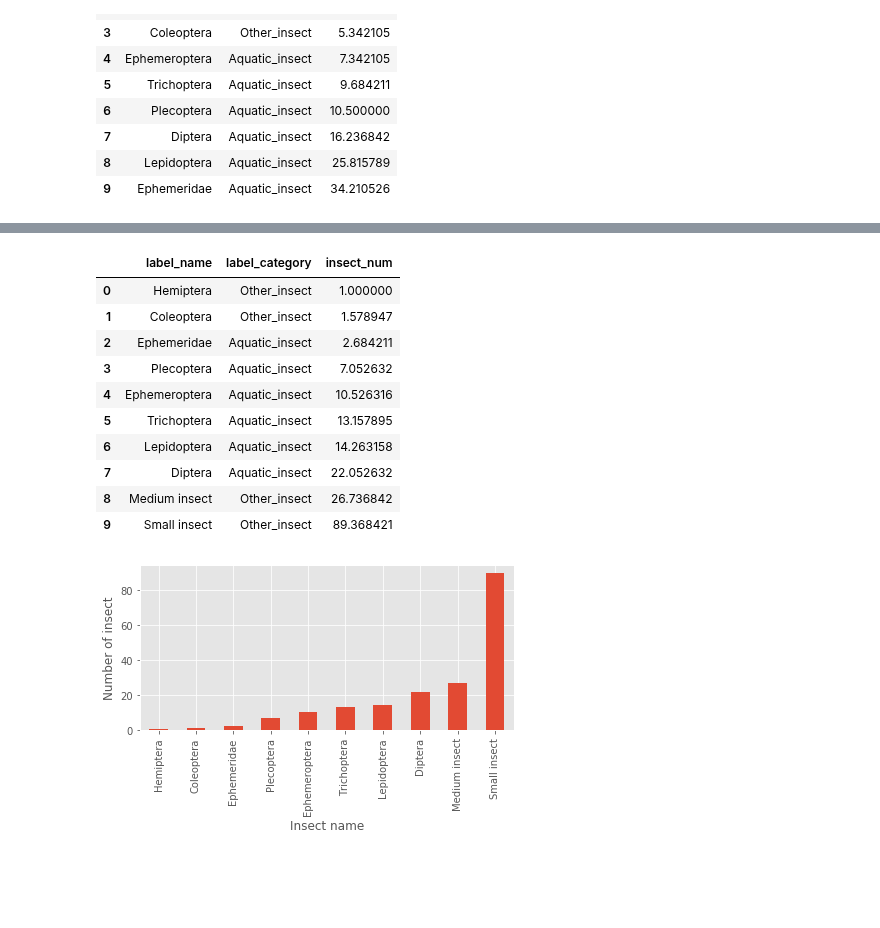
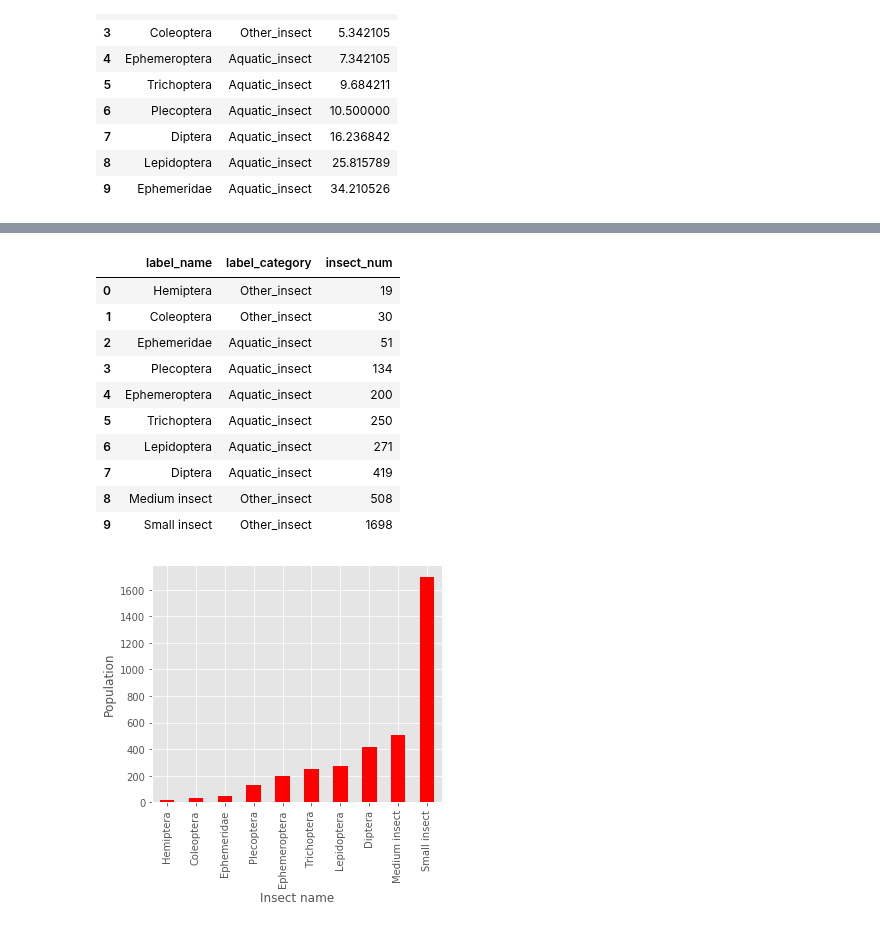
Before and after one commit to keiiti975/Insect_Phenology_Detector, a Jupyter notebook: result/classification/visualize_annotation/visualize_annotation.ipynb, the cells around one changed output, grey strips where cells are left out. Drawn from its saved outputs; the diff is of its cells as text; code cells hidden in the pictures; blank space fills up the shorter version.

```diff
--- a/result/classification/visualize_annotation/visualize_annotation.ipynb
+++ b/result/classification/visualize_annotation/visualize_annotation.ipynb
@@ -118,9 +118,10 @@ size_df
 | 8 | Lepidoptera | Aquatic_insect | 25.815789 |
 | 9 | Ephemeridae | Aquatic_insect | 34.210526 |
 # %%
-size_df.plot(kind="bar", x="label_name", y="insect_size", legend=False)
+plt.rcParams['figure.figsize'] = (5,5)
+size_df.plot(kind="bar", x="label_name", y="insect_size", legend=False, color="red")
 plt.xlabel("Insect name")
 plt.ylabel("Average size")
 plt.tight_layout()
-plt.savefig("/Users/user/Desktop/average_size.png")
+plt.savefig("/home/tanida/デスクトップ/git/Insect_Phenology_Detector/result/classification/visualize_annotation/average_size.png")
 # %% [output]
@@ -130,29 +131,28 @@ num_sorted_idx = np.argsort(insect_num, axis=0)
 num_sorted_insect_num = insect_num[num_sorted_idx]
 num_sorted_label_name = label_name[num_sorted_idx]
 num_sorted_label_category = label_category[num_sorted_idx]
-# %%
-num_sorted_insect_num = num_sorted_insect_num / num_sorted_insect_num[0]
 # %%
 num_df = pd.DataFrame({"label_name": num_sorted_label_name, "label_category": num_sorted_label_category, "insect_num": num_sorted_insect_num})
 # %%
 num_df
 # %% [output]
 |  | label_name | label_category | insect_num |
-| 0 | Hemiptera | Other_insect | 1.000000 |
-| 1 | Coleoptera | Other_insect | 1.578947 |
-| 2 | Ephemeridae | Aquatic_insect | 2.684211 |
-| 3 | Plecoptera | Aquatic_insect | 7.052632 |
-| 4 | Ephemeroptera | Aquatic_insect | 10.526316 |
-| 5 | Trichoptera | Aquatic_insect | 13.157895 |
-| 6 | Lepidoptera | Aquatic_insect | 14.263158 |
-| 7 | Diptera | Aquatic_insect | 22.052632 |
-| 8 | Medium insect | Other_insect | 26.736842 |
-| 9 | Small insect | Other_insect | 89.368421 |
+| 0 | Hemiptera | Other_insect | 19 |
+| 1 | Coleoptera | Other_insect | 30 |
+| 2 | Ephemeridae | Aquatic_insect | 51 |
+| 3 | Plecoptera | Aquatic_insect | 134 |
+| 4 | Ephemeroptera | Aquatic_insect | 200 |
+| 5 | Trichoptera | Aquatic_insect | 250 |
+| 6 | Lepidoptera | Aquatic_insect | 271 |
+| 7 | Diptera | Aquatic_insect | 419 |
+| 8 | Medium insect | Other_insect | 508 |
+| 9 | Small insect | Other_insect | 1698 |
 # %%
-num_df.plot(kind="bar", x="label_name", y="insect_num", legend=False)
+plt.rcParams['figure.figsize'] = (5,5)
+num_df.plot(kind="bar", x="label_name", y="insect_num", legend=False, color="red")
 plt.xlabel("Insect name")
-plt.ylabel("Number of insect")
+plt.ylabel("Population")
 plt.tight_layout()
-plt.savefig("/Users/user/Desktop/number_of_insect.png")
+plt.savefig("/home/tanida/デスクトップ/git/Insect_Phenology_Detector/result/classification/visualize_annotation/population.png")
 # %% [output]
-[figure, old version]
+[figure, new version]
```
Also changed, not shown: parts of 1 cell of this notebook, 3 other files.
